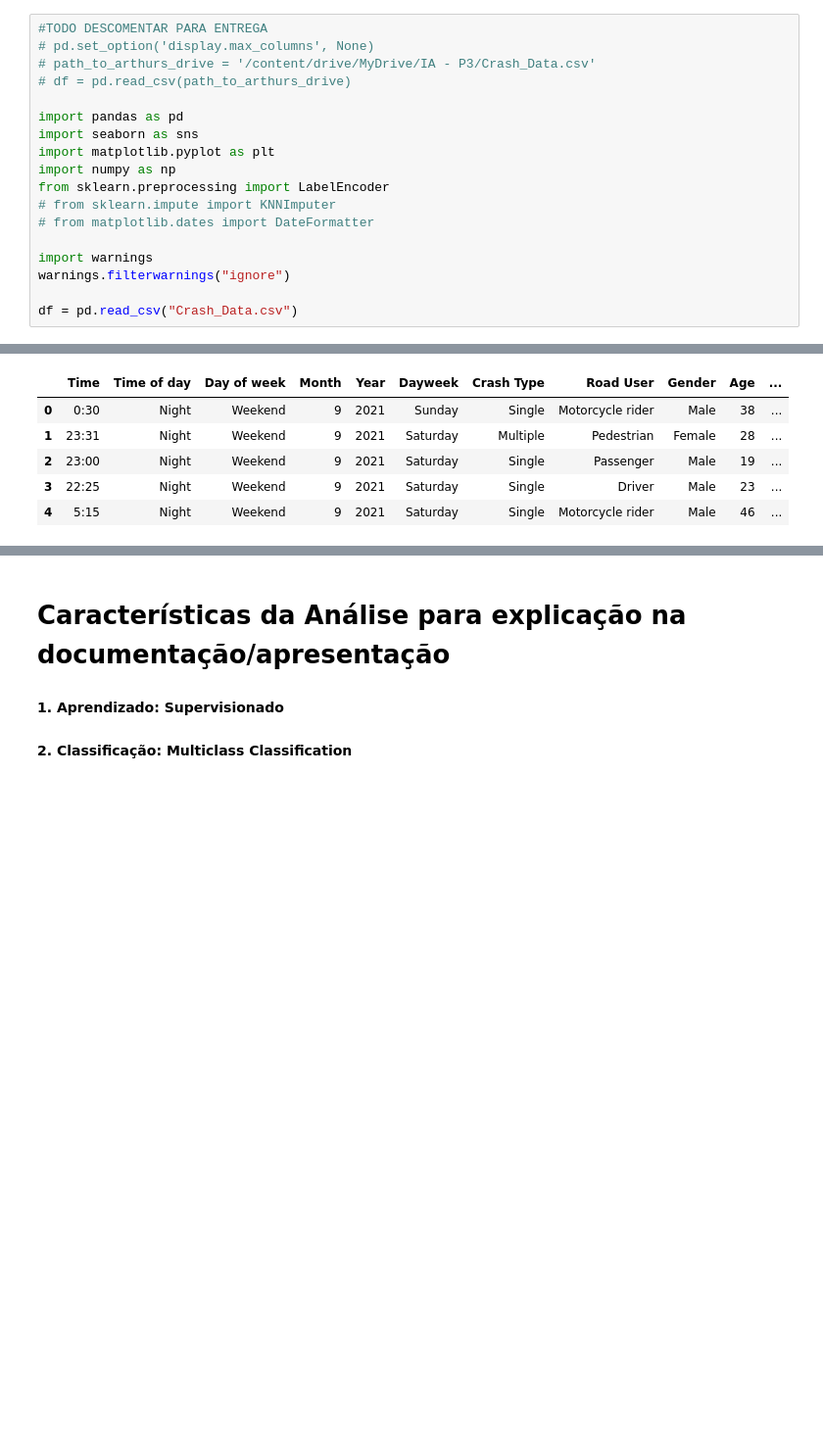
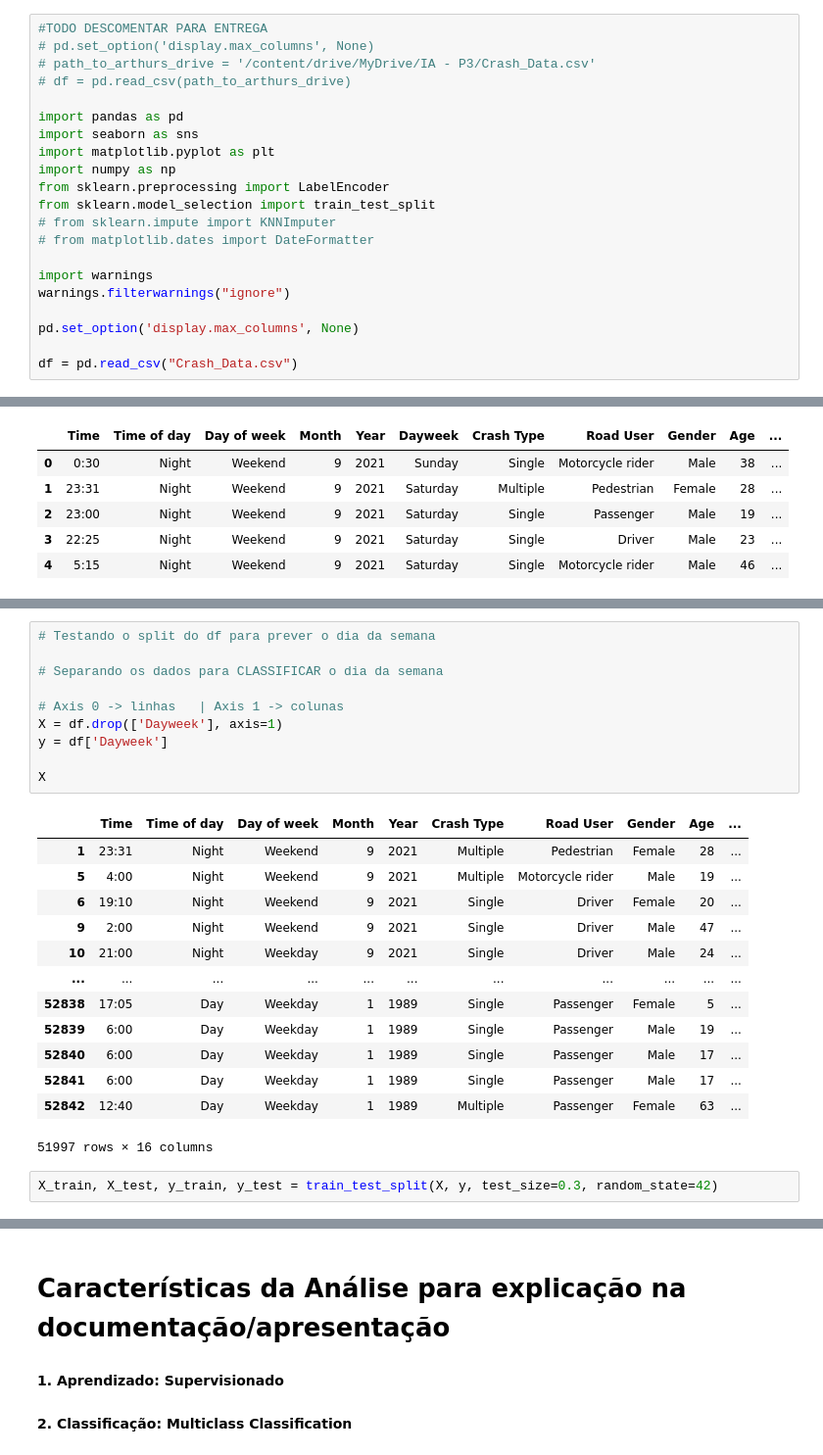
Before and after one commit to NicoleCarvalh/LinearRegressionML, a Jupyter notebook: P3_IA.ipynb, the cells around one changed output, grey strips where cells are left out. Shown at 98% size. Cells and saved outputs as stored; diff of their text form; blank space fills up the shorter version.

Commit message:
feat: learning encoder models

```diff
--- a/P3_IA.ipynb
+++ b/P3_IA.ipynb
@@ -11,12 +11,15 @@ import seaborn as sns
 import matplotlib.pyplot as plt
 import numpy as np
 from sklearn.preprocessing import LabelEncoder
+from sklearn.model_selection import train_test_split
 # from sklearn.impute import KNNImputer
 # from matplotlib.dates import DateFormatter
 
 import warnings
 warnings.filterwarnings("ignore")
 
+pd.set_option('display.max_columns', None)
+
 df = pd.read_csv("Crash_Data.csv")
 # %% [markdown]
 # 1. Visualizando os dados brutos
@@ -97,0 +126,26 @@ memory usage: 7.1+ MB
+# %%
+# Testando o split do df para prever o dia da semana
+
+# Separando os dados para CLASSIFICAR o dia da semana
+
+# Axis 0 -> linhas   | Axis 1 -> colunas
+X = df.drop(['Dayweek'], axis=1)
+y = df['Dayweek']
+
+X
+# %% [output]
+|  | Time | Time of day | Day of week | Month | Year | Crash Type | Road User | Gender | Age | ... |
+| 1 | 23:31 | Night | Weekend | 9 | 2021 | Multiple | Pedestrian | Female | 28 | ... |
+| 5 | 4:00 | Night | Weekend | 9 | 2021 | Multiple | Motorcycle rider | Male | 19 | ... |
+| 6 | 19:10 | Night | Weekend | 9 | 2021 | Single | Driver | Female | 20 | ... |
+| 9 | 2:00 | Night | Weekend | 9 | 2021 | Single | Driver | Male | 47 | ... |
+| 10 | 21:00 | Night | Weekday | 9 | 2021 | Single | Driver | Male | 24 | ... |
+| ... | ... | ... | ... | ... | ... | ... | ... | ... | ... | ... |
+| 52838 | 17:05 | Day | Weekday | 1 | 1989 | Single | Passenger | Female | 5 | ... |
+| 52839 | 6:00 | Day | Weekday | 1 | 1989 | Single | Passenger | Male | 19 | ... |
+| 52840 | 6:00 | Day | Weekday | 1 | 1989 | Single | Passenger | Male | 17 | ... |
+| 52841 | 6:00 | Day | Weekday | 1 | 1989 | Single | Passenger | Male | 17 | ... |
+| 52842 | 12:40 | Day | Weekday | 1 | 1989 | Multiple | Passenger | Female | 63 | ... |
+51997 rows × 16 columns
+# %%
+X_train, X_test, y_train, y_test = train_test_split(X, y, test_size=0.3, random_state=42)
```
Also changed, not shown: parts of 14 cells of this notebook, 3 other files.
